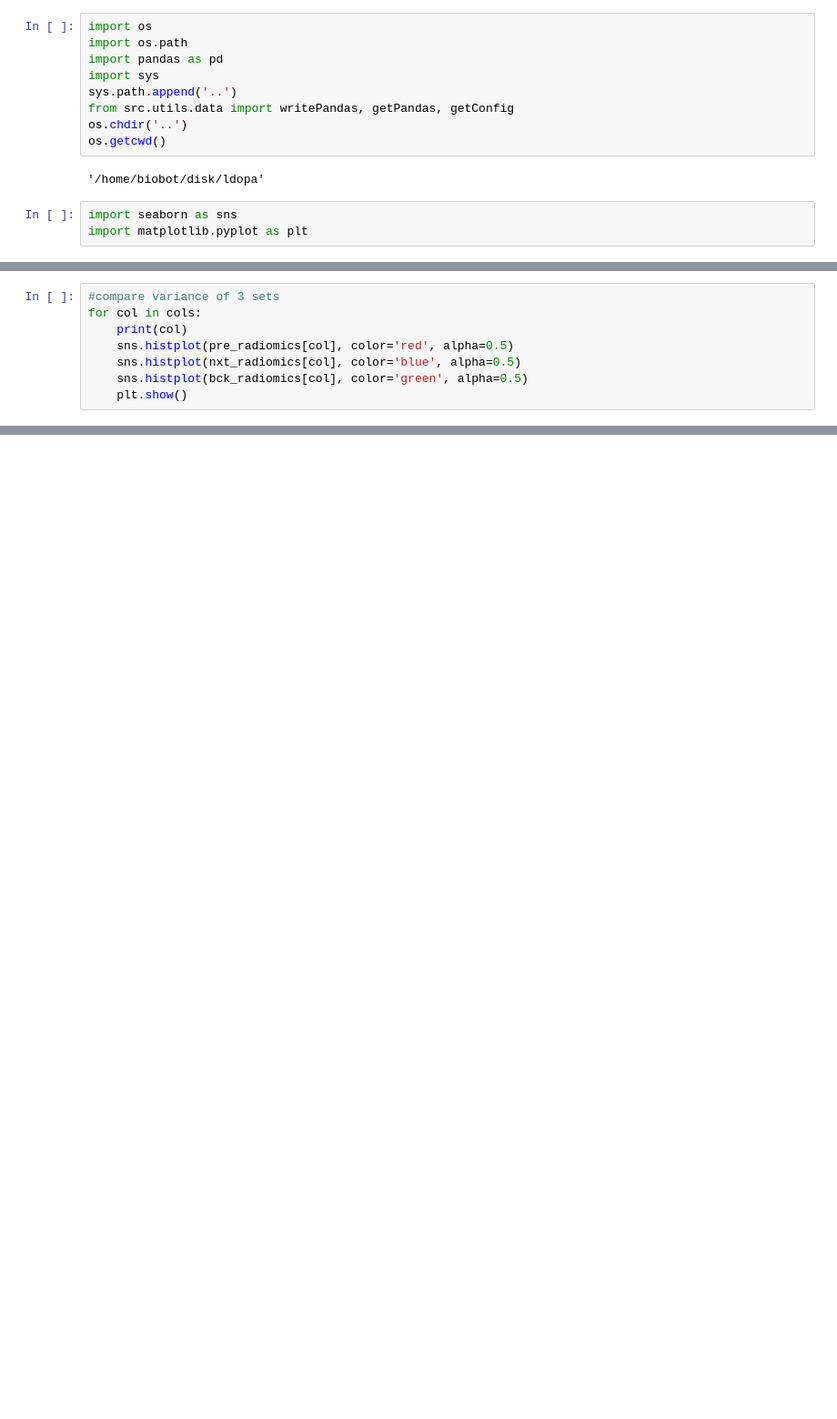
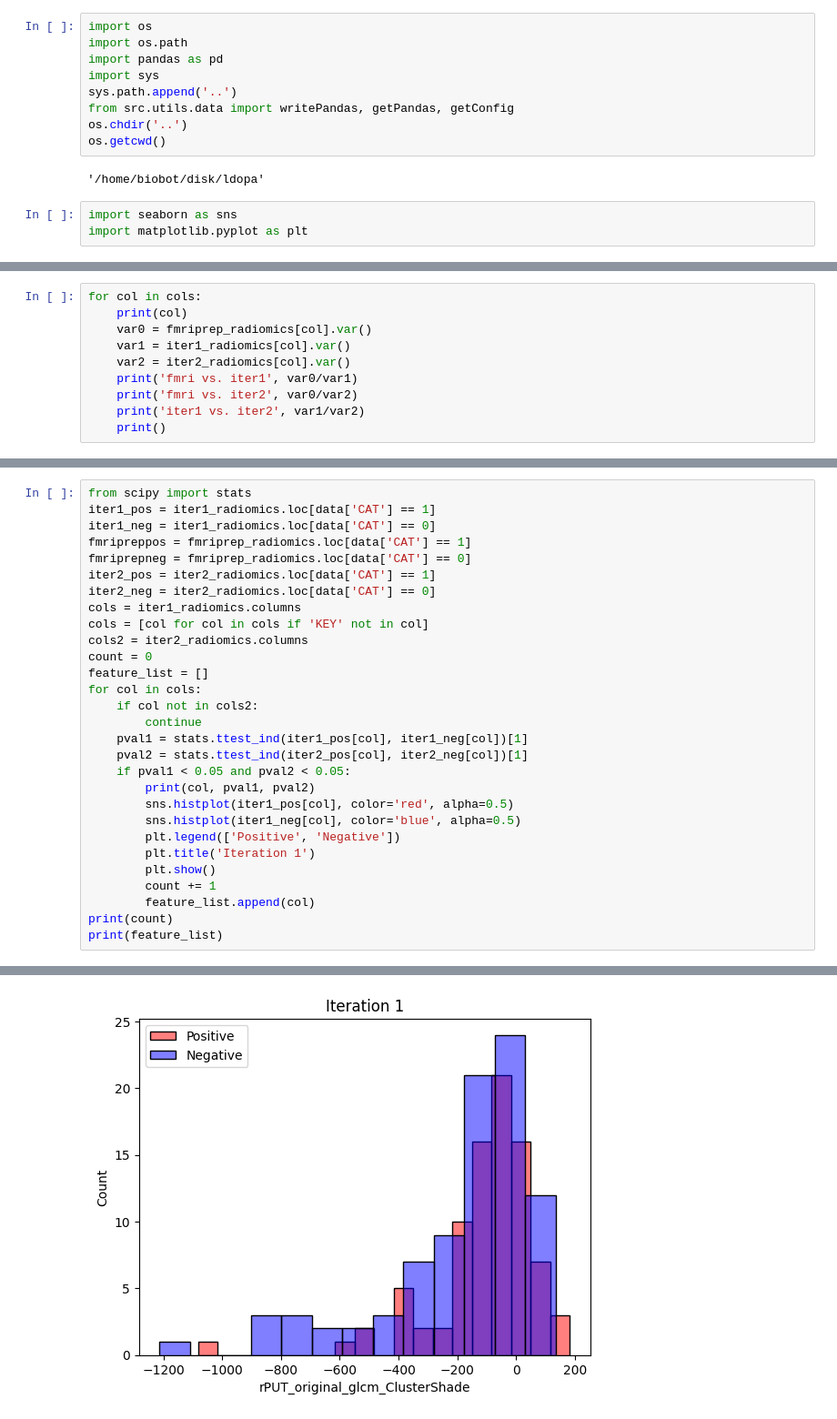
Before and after one commit to b1060t/LdopaPrediction, a Jupyter notebook: code/validate.ipynb, the cells around one changed output, grey strips where cells are left out. Shown: that part at 91% size. Saved outputs shown, nothing was run; the diff lists cells and outputs as text; blank space fills up the shorter version.

```diff
--- a/code/validate.ipynb
+++ b/code/validate.ipynb
@@ -157,8 +118,10 @@ Bck 1.1322775813396379e-07
-# %%
-#compare variance of 3 sets
-for col in cols:
-    print(col)
-    sns.histplot(pre_radiomics[col], color='red', alpha=0.5)
-    sns.histplot(nxt_radiomics[col], color='blue', alpha=0.5)
-    sns.histplot(bck_radiomics[col], color='green', alpha=0.5)
-    plt.show()
+# %%
+for col in cols:
+    print(col)
+    var0 = fmriprep_radiomics[col].var()
+    var1 = iter1_radiomics[col].var()
+    var2 = iter2_radiomics[col].var()
+    print('fmri vs. iter1', var0/var1)
+    print('fmri vs. iter2', var0/var2)
+    print('iter1 vs. iter2', var1/var2)
+    print()
@@ -164,0 +148,30 @@ for col in cols:
+# %%
+from scipy import stats
+iter1_pos = iter1_radiomics.loc[data['CAT'] == 1]
+iter1_neg = iter1_radiomics.loc[data['CAT'] == 0]
+fmripreppos = fmriprep_radiomics.loc[data['CAT'] == 1]
+fmriprepneg = fmriprep_radiomics.loc[data['CAT'] == 0]
+iter2_pos = iter2_radiomics.loc[data['CAT'] == 1]
+iter2_neg = iter2_radiomics.loc[data['CAT'] == 0]
+cols = iter1_radiomics.columns
+cols = [col for col in cols if 'KEY' not in col]
+cols2 = iter2_radiomics.columns
+count = 0
+feature_list = []
+for col in cols:
+    if col not in cols2:
+        continue
+    pval1 = stats.ttest_ind(iter1_pos[col], iter1_neg[col])[1]
+    pval2 = stats.ttest_ind(iter2_pos[col], iter2_neg[col])[1]
+    if pval1 < 0.05 and pval2 < 0.05:
+        print(col, pval1, pval2)
+        sns.histplot(iter1_pos[col], color='red', alpha=0.5)
+        sns.histplot(iter1_neg[col], color='blue', alpha=0.5)
+        plt.legend(['Positive', 'Negative'])
+        plt.title('Iteration 1')
+        plt.show()
+        count += 1
+        feature_list.append(col)
+print(count)
+print(feature_list)
+# %% [output]
@@ -164,0 +179 @@ for col in cols:
+[figure, added]
```
Also changed, not shown: parts of 7 cells of this notebook, 7 other files.
